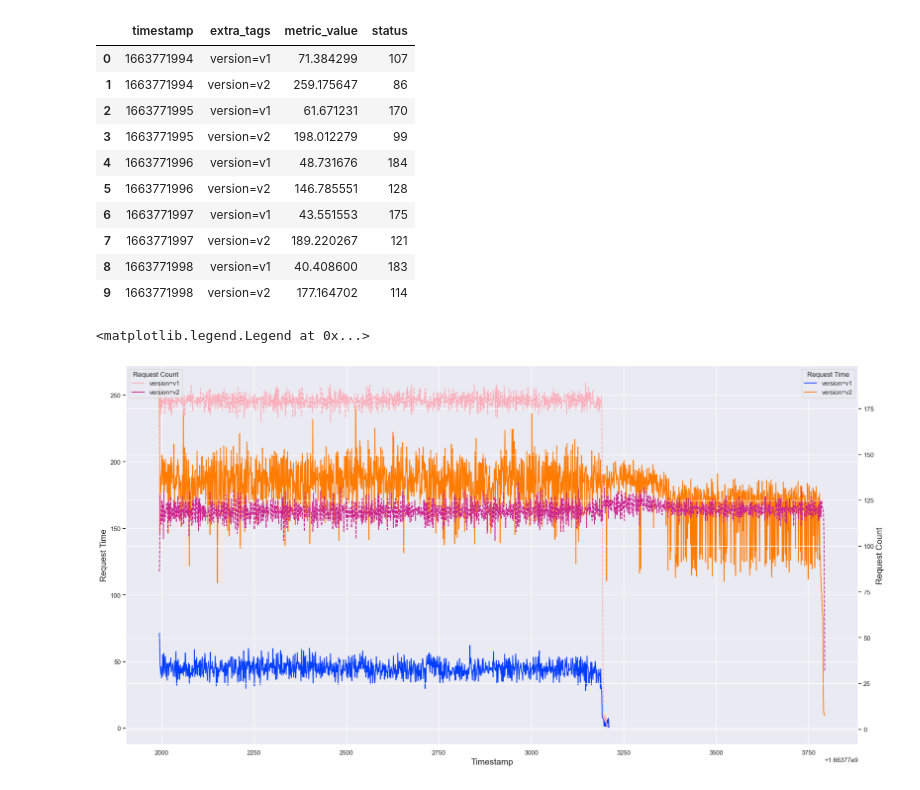
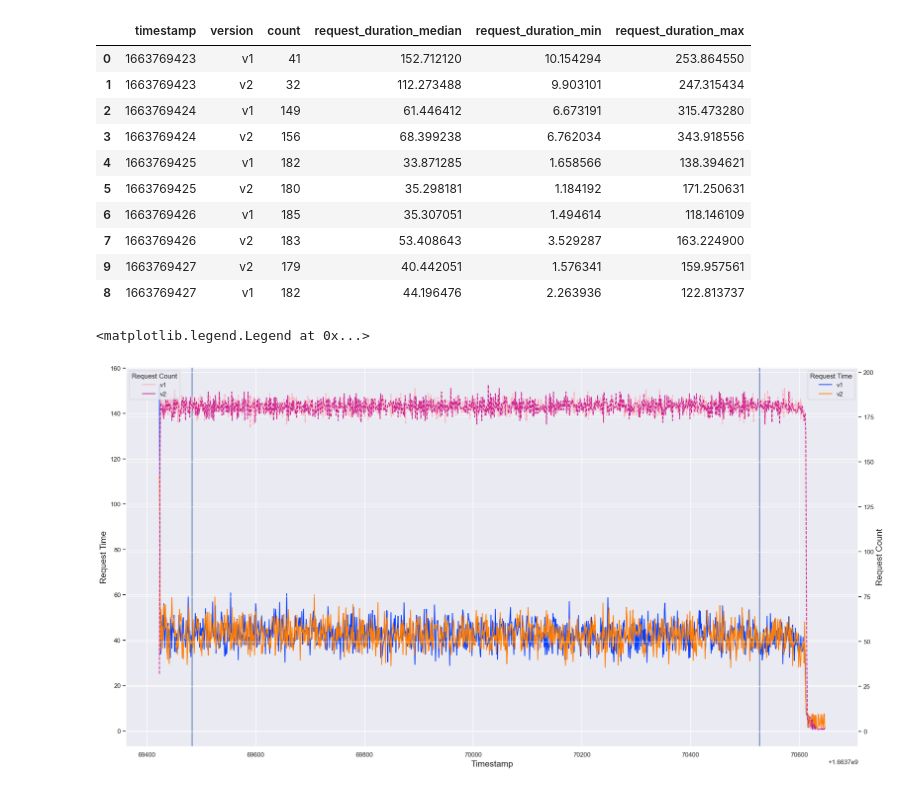
Before and after one commit to njapke/cloud-benchmark-conductor, a Jupyter notebook: analysis/bootstraping-app2.ipynb, the cells around one changed output. Saved outputs shown, nothing was run; the diff lists cells and outputs as text; code cells hidden in the pictures.

```diff
--- a/analysis/bootstraping-app2.ipynb
+++ b/analysis/bootstraping-app2.ipynb
@@ -7,9 +7,11 @@ from numpy.random import default_rng
 rng = default_rng()
 # %%
 
-# df1 = pd.read_csv("../results/fbs/ab-main-main-2022-09-21T16:10:12+02:00/v1.csv")
-# df2 = pd.read_csv("../results/fbs/ab-main-main-2022-09-21T16:10:12+02:00/v2.csv")
-
-df1 = pd.read_csv("../results/fbs/ab-main-perf-issue-request-id-2022-09-21T16:51:43+02:00/v1.csv")
-df2 = pd.read_csv("../results/fbs/ab-main-perf-issue-request-id-2022-09-21T16:51:43+02:00/v2.csv")
+df1 = pd.read_csv("../results/fbs/ab-main-main-2022-09-21T16:10:12+02:00/v1.csv")
+df2 = pd.read_csv("../results/fbs/ab-main-main-2022-09-21T16:10:12+02:00/v2.csv")
+# df1 = pd.read_csv("../results/fbs/ab-main-perf-issue-request-id-2022-09-21T16:51:43+02:00/v1.csv")
+# df2 = pd.read_csv("../results/fbs/ab-main-perf-issue-request-id-2022-09-21T16:51:43+02:00/v2.csv")
+# df1 = pd.read_csv("../results/fbs/ab-main-perf-issue-clean-path-2022-09-22T10:29:53+02:00/v1.csv")
+# df2 = pd.read_csv("../results/fbs/ab-main-perf-issue-clean-path-2022-09-22T10:29:53+02:00/v2.csv")
 df = pd.concat([df1, df2])
+df.head(n=30)
@@ -36,15 +36,25 @@ df.head(n=30)
 # %%
-df_req_durations = df[df["metric_name"] == "http_req_duration"].groupby(['timestamp', 'extra_tags']).agg({'metric_value': 'median', 'status': 'count'}).reset_index()
+df_req_durations = df[df["metric_name"] == "http_req_duration"]\
+  .groupby(['timestamp', 'extra_tags'])\
+  .agg(
+    count=('status', 'count'),
+    request_duration_median=('metric_value', 'median'),
+    request_duration_min=('metric_value', 'min'),
+    request_duration_max=('metric_value', 'max')
+  ).reset_index()
+df_req_durations.rename(columns={'extra_tags': 'version'}, inplace=True)
+df_req_durations['version'] = df_req_durations['version'].str.replace('version=', '')
+df_req_durations.sort_values("timestamp", inplace=True)
 df_req_durations.head(n=10)
 # %% [output]
-|  | timestamp | extra_tags | metric_value | status |
-| 0 | 1663771994 | version=v1 | 71.384299 | 107 |
-| 1 | 1663771994 | version=v2 | 259.175647 | 86 |
-| 2 | 1663771995 | version=v1 | 61.671231 | 170 |
-| 3 | 1663771995 | version=v2 | 198.012279 | 99 |
-| 4 | 1663771996 | version=v1 | 48.731676 | 184 |
-| 5 | 1663771996 | version=v2 | 146.785551 | 128 |
-| 6 | 1663771997 | version=v1 | 43.551553 | 175 |
-| 7 | 1663771997 | version=v2 | 189.220267 | 121 |
-| 8 | 1663771998 | version=v1 | 40.408600 | 183 |
-| 9 | 1663771998 | version=v2 | 177.164702 | 114 |
+|  | timestamp | version | count | request_duration_median | request_duration_min | request_duration_max |
+| 0 | 1663769423 | v1 | 41 | 152.712120 | 10.154294 | 253.864550 |
+| 1 | 1663769423 | v2 | 32 | 112.273488 | 9.903101 | 247.315434 |
+| 2 | 1663769424 | v1 | 149 | 61.446412 | 6.673191 | 315.473280 |
+| 3 | 1663769424 | v2 | 156 | 68.399238 | 6.762034 | 343.918556 |
+| 4 | 1663769425 | v1 | 182 | 33.871285 | 1.658566 | 138.394621 |
+| 5 | 1663769425 | v2 | 180 | 35.298181 | 1.184192 | 171.250631 |
+| 6 | 1663769426 | v1 | 185 | 35.307051 | 1.494614 | 118.146109 |
+| 7 | 1663769426 | v2 | 183 | 53.408643 | 3.529287 | 163.224900 |
+| 9 | 1663769427 | v2 | 179 | 40.442051 | 1.576341 | 159.957561 |
+| 8 | 1663769427 | v1 | 182 | 44.196476 | 2.263936 | 122.813737 |
@@ -54,19 +61,28 @@ df_req_durations.head(n=10)
 # %%
+# remove 120 seconds from the last ts
+# maxCutoffTs = df_req_durations['timestamp'].max() - 660
+maxCutoffTs = df_req_durations['timestamp'].max() - 120
+# add 60 seconds to the first ts
+minCutoffTs = df_req_durations['timestamp'].min() + 60
 
+
+# plot
 paletteTime = sns.color_palette("bright", 2)
 paletteCount = sns.color_palette("RdPu", 2)
 
 sns.set(rc={'figure.figsize':(23,12)})
-g = sns.lineplot(data = df_req_durations, x='timestamp', y='metric_value', hue='extra_tags', palette=paletteTime)
+g = sns.lineplot(data = df_req_durations, x='timestamp', y='request_duration_median', hue='version', palette=paletteTime)
+g.axvline(maxCutoffTs)
+g.axvline(minCutoffTs)
 g.set_xlabel("Timestamp", fontsize = 15)
 g.set_ylabel("Request Time", fontsize = 15)
 # g.set_ylim([0, 8500])
 g.legend(title="Request Time")
 ax2 = g.twinx()
 ax2.set_ylabel("Request Count", fontsize = 15)
 #ax2.set_ylim([0, 2000])
-g2 = sns.lineplot(data = df_req_durations, x='timestamp', y='status', hue='extra_tags', ax=ax2, palette=paletteCount, linestyle="--")
+g2 = sns.lineplot(data = df_req_durations, x='timestamp', y='count', hue='version', ax=ax2, palette=paletteCount, linestyle="--")
 g2.legend(title="Request Count", loc = 'upper left')
 # %% [output]
 <matplotlib.legend.Legend at 0x...>
-[figure, old version]
+[figure, new version]
```
Also changed, not shown: parts of 9 cells of this notebook.
